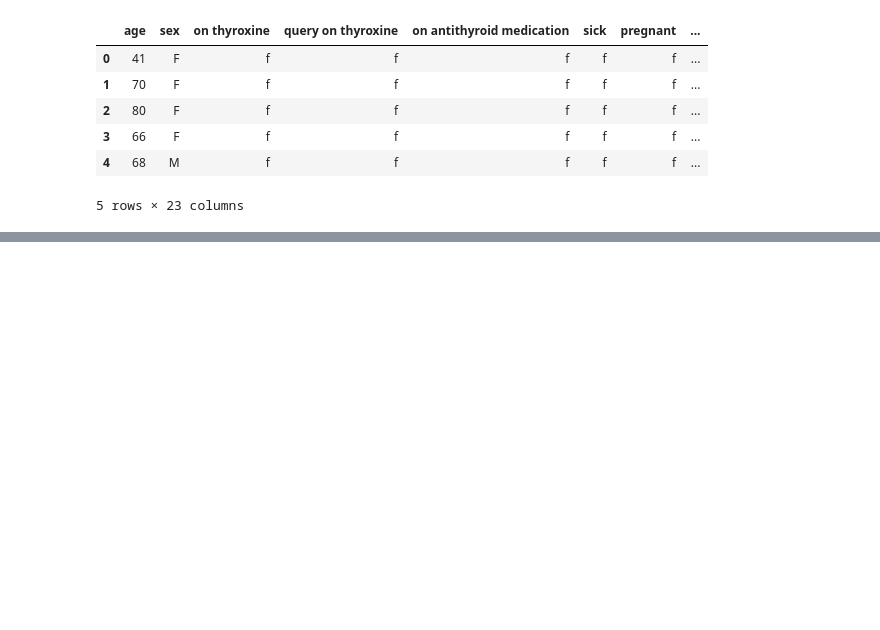
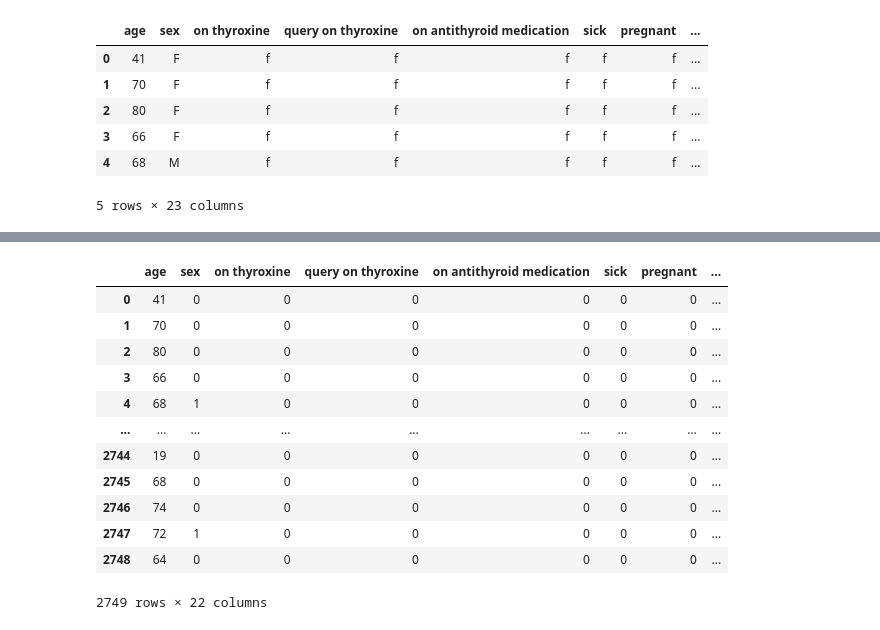
Before and after one commit to mbururyan/Hypothyroid-Disease-Detection-System, a Jupyter notebook: modeling.ipynb, the cells around one changed output, grey strips where cells are left out. Drawn from its saved outputs; the diff is of its cells as text; code cells hidden in the pictures; blank space fills up the shorter version.

```diff
--- a/modeling.ipynb
+++ b/modeling.ipynb
@@ -34,0 +94,29 @@ data.head()
+# %%
+# Will do the same process on gender column
+
+# This is important so as to avoid using alot of libraries,and practice my craft as a programmer
+
+codes = {'F' : 0, 'M' : 1, 'NS' : 2}
+
+data['sex'] = data['sex'].replace(codes)
+# %%
+# Drop referal source column, as the hospital you were refered from cannot influence whether you have an ailment or not
+
+data.drop(columns = ('referral source'), axis = 1, inplace = True)
+# %%
+# Output final dataset
+data
+# %% [output]
+|  | age | sex | on thyroxine | query on thyroxine | on antithyroid medication | sick | pregnant | ... |
+| 0 | 41 | 0 | 0 | 0 | 0 | 0 | 0 | ... |
+| 1 | 70 | 0 | 0 | 0 | 0 | 0 | 0 | ... |
+| 2 | 80 | 0 | 0 | 0 | 0 | 0 | 0 | ... |
+| 3 | 66 | 0 | 0 | 0 | 0 | 0 | 0 | ... |
+| 4 | 68 | 1 | 0 | 0 | 0 | 0 | 0 | ... |
+| ... | ... | ... | ... | ... | ... | ... | ... | ... |
+| 2744 | 19 | 0 | 0 | 0 | 0 | 0 | 0 | ... |
+| 2745 | 68 | 0 | 0 | 0 | 0 | 0 | 0 | ... |
+| 2746 | 74 | 0 | 0 | 0 | 0 | 0 | 0 | ... |
+| 2747 | 72 | 1 | 0 | 0 | 0 | 0 | 0 | ... |
+| 2748 | 64 | 0 | 0 | 0 | 0 | 0 | 0 | ... |
+2749 rows × 22 columns
```
Also changed, not shown: parts of 13 cells of this notebook.
